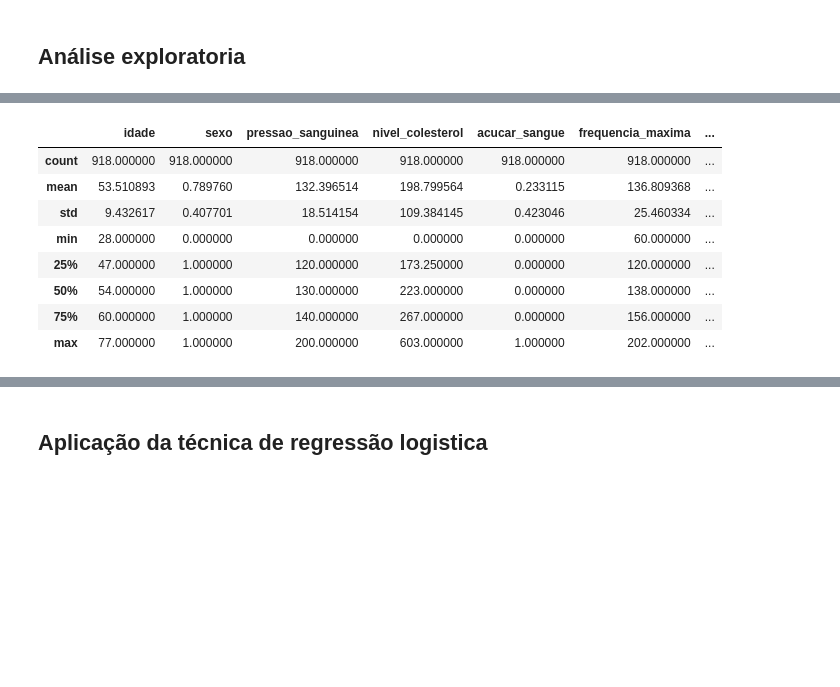
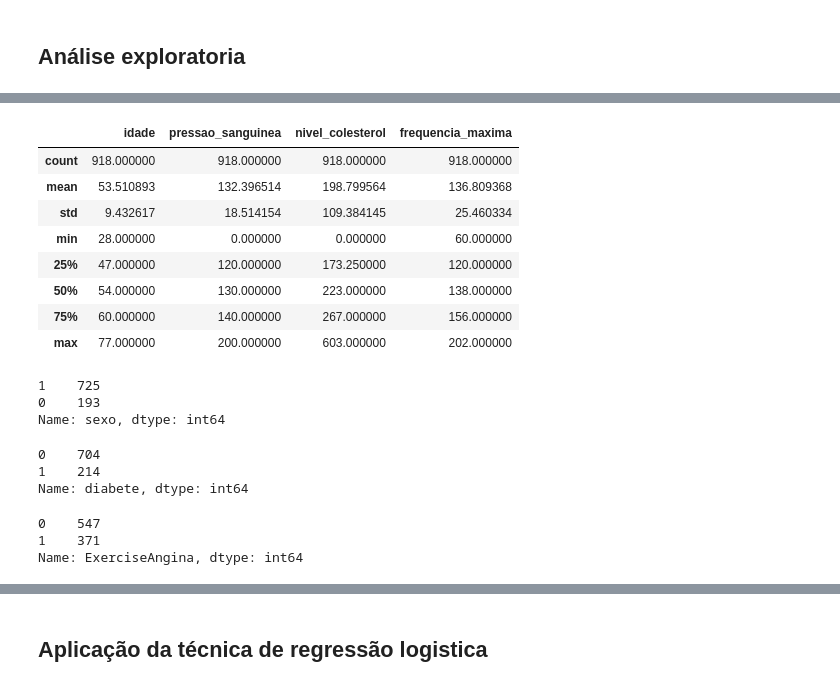
Before and after one commit to luanams/Projeto-2-cdados, a Jupyter notebook: PROJETO 2.ipynb, the cells around one changed output, grey strips where cells are left out. Cells and saved outputs as stored; diff of their text form; code cells hidden in the pictures; blank space fills up the shorter version.

```diff
--- a/PROJETO 2.ipynb
+++ b/PROJETO 2.ipynb
@@ -67,15 +67,33 @@ sns.pairplot(df, hue = 'doencas_cardiacas', height=1.5);
-# %%
-df.describe()
-# %% [output]
-|  | idade | sexo | pressao_sanguinea | nivel_colesterol | acucar_sangue | frequencia_maxima | ... |
-| count | 918.000000 | 918.000000 | 918.000000 | 918.000000 | 918.000000 | 918.000000 | ... |
-| mean | 53.510893 | 0.789760 | 132.396514 | 198.799564 | 0.233115 | 136.809368 | ... |
-| std | 9.432617 | 0.407701 | 18.514154 | 109.384145 | 0.423046 | 25.460334 | ... |
-| min | 28.000000 | 0.000000 | 0.000000 | 0.000000 | 0.000000 | 60.000000 | ... |
-| 25% | 47.000000 | 1.000000 | 120.000000 | 173.250000 | 0.000000 | 120.000000 | ... |
-| 50% | 54.000000 | 1.000000 | 130.000000 | 223.000000 | 0.000000 | 138.000000 | ... |
-| 75% | 60.000000 | 1.000000 | 140.000000 | 267.000000 | 0.000000 | 156.000000 | ... |
-| max | 77.000000 | 1.000000 | 200.000000 | 603.000000 | 1.000000 | 202.000000 | ... |
+# %%
+df[['idade', 'pressao_sanguinea', 'nivel_colesterol', 'frequencia_maxima']].describe() # describe somente das variáveis quantitativas
+# %% [output]
+|  | idade | pressao_sanguinea | nivel_colesterol | frequencia_maxima |
+| count | 918.000000 | 918.000000 | 918.000000 | 918.000000 |
+| mean | 53.510893 | 132.396514 | 198.799564 | 136.809368 |
+| std | 9.432617 | 18.514154 | 109.384145 | 25.460334 |
+| min | 28.000000 | 0.000000 | 0.000000 | 60.000000 |
+| 25% | 47.000000 | 120.000000 | 173.250000 | 120.000000 |
+| 50% | 54.000000 | 130.000000 | 223.000000 | 138.000000 |
+| 75% | 60.000000 | 140.000000 | 267.000000 | 156.000000 |
+| max | 77.000000 | 200.000000 | 603.000000 | 202.000000 |
+# %%
+df.sexo.value_counts() # conta a quantidade de homens e mulher do dataframe
+# %% [output]
+1    725
+0    193
+Name: sexo, dtype: int64
+# %%
+df.diabete.value_counts() # conta a quantidade de pessoas com diabetes e sem
+# %% [output]
+0    704
+1    214
+Name: diabete, dtype: int64
+# %%
+df.ExerciseAngina.value_counts() # conta quem se aplica a essa categoria e quem não se aplica
+# %% [output]
+0    547
+1    371
+Name: ExerciseAngina, dtype: int64
 # %%
 df.isnull().sum()
 # %% [output]
```
Also changed, not shown: parts of 21 cells of this notebook.
